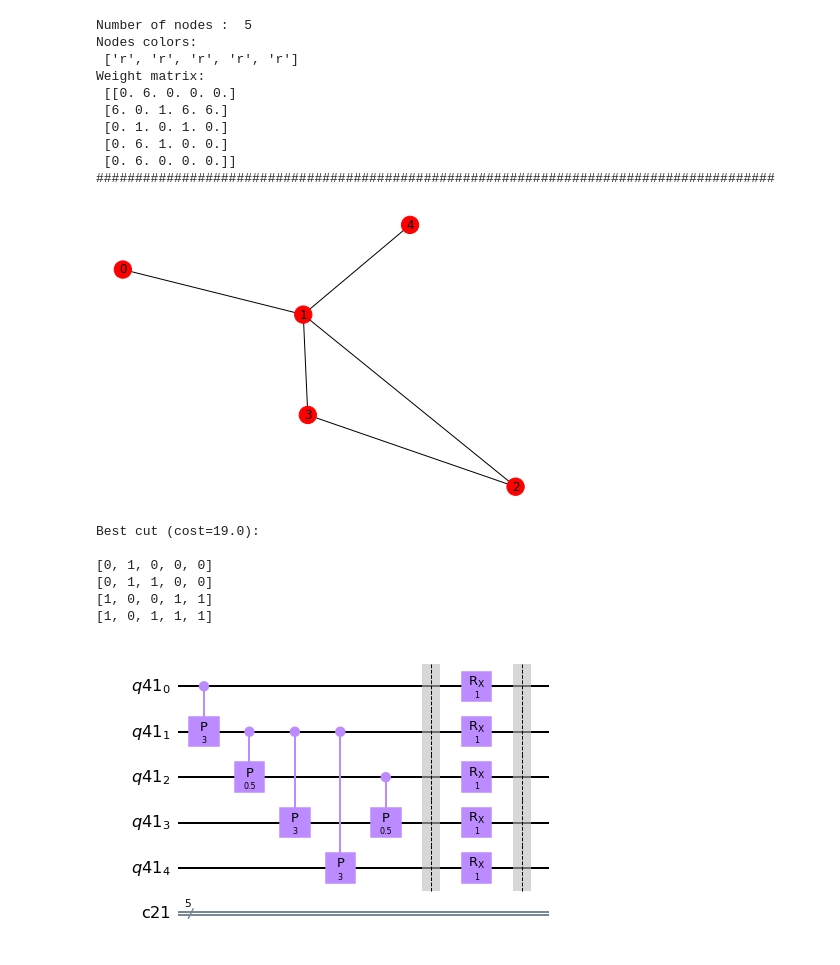
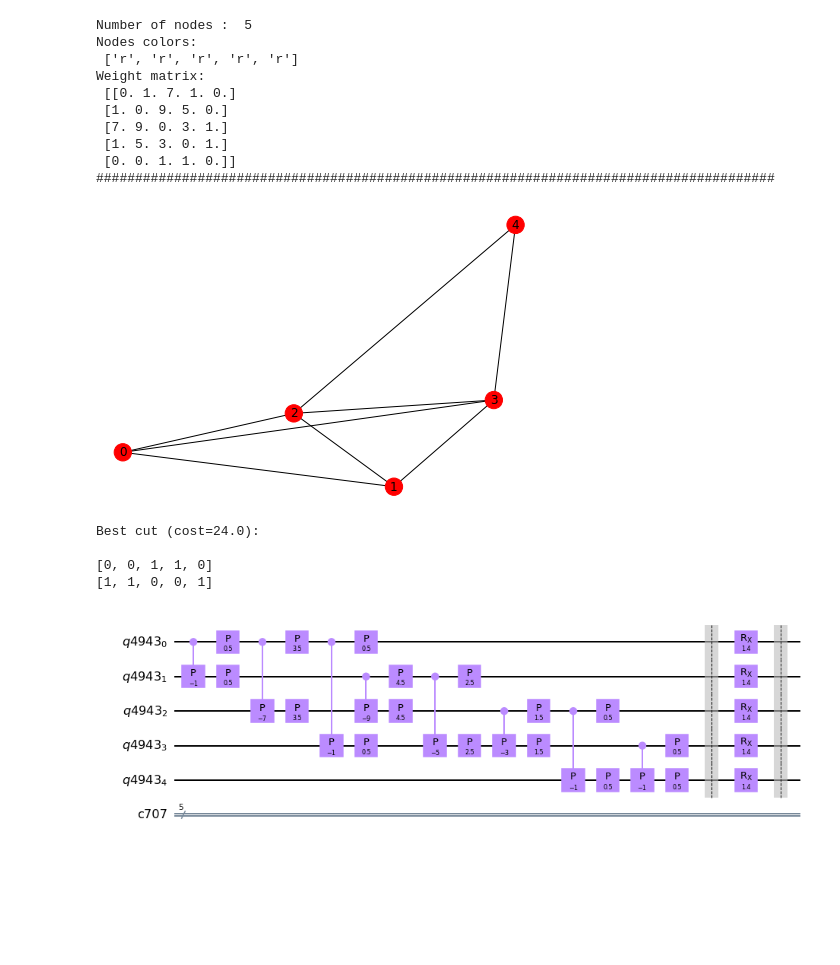
Before and after one commit to VoicuTomut/MaxCut_qosf_screening_tasks, a Jupyter notebook: brut.ipynb, the cells around one changed output. Drawn from its saved outputs; the diff is of its cells as text; code cells hidden in the pictures; blank space fills up the shorter version.

```diff
--- a/brut.ipynb
+++ b/brut.ipynb
@@ -22,9 +24,10 @@ from qiskit.visualization import plot_histogram
 # First let's build some usefull function to creat Graphs and color them:
 
 class Graph:
+
     def __init__(self,nr_nodes, edge_list):
         self.edge_list=edge_list
-        self.G=nr_nodes
+        self.nr_nodes=nr_nodes
         self.colors=['r' for i in range(nr_nodes)]
         self.G=self.Graph()
         self.W=self.WeightMatrix()
@@ -48,7 +51,7 @@ class Graph:
 
 
 
-elist=[(2,1,1.0),(1,0,6.0),(2,3,1.0),(1,3,6.0),(1,4,6.0)]
+elist=[(0,1,1.0),(1,2,9.0),(0,2,7.0),(3,1,5),(2,3,3.0),(0,3,1.0),(4,3,1),(4,2,1)]#[(0,1,1.0),(1,2,1.0),(2,3,1.0)]
 G1=Graph(5,elist)
 
 print("Number of nodes : ",G1.nr_nodes)
@@ -61,13 +64,13 @@ Number of nodes :  5
 Nodes colors:
  ['r', 'r', 'r', 'r', 'r']
 Weight matrix:
- [[0. 6. 0. 0. 0.]
- [6. 0. 1. 6. 6.]
- [0. 1. 0. 1. 0.]
- [0. 6. 1. 0. 0.]
- [0. 6. 0. 0. 0.]]
+ [[0. 1. 7. 1. 0.]
+ [1. 0. 9. 5. 0.]
+ [7. 9. 0. 3. 1.]
+ [1. 5. 3. 0. 1.]
+ [0. 0. 1. 1. 0.]]
 #######################################################################################
-[figure, old version]
+[figure, new version]
 # %%
 #brut force  for verification  :
 def brut_MaxCut(Gr):
@@ -99,44 +102,45 @@ print("Best cut (cost={}): \n ".format(best_cost))
 for i in max_str:
     print(i)
 # %% [output]
-Best cut (cost=19.0):
+Best cut (cost=24.0):
 
-[0, 1, 0, 0, 0]
-[0, 1, 1, 0, 0]
-[1, 0, 0, 1, 1]
-[1, 0, 1, 1, 1]
+[0, 0, 1, 1, 0]
+[1, 1, 0, 0, 1]
 # %%
 Gr=G1
 
 nrq=G1.nr_nodes
 
 qr=QuantumRegister(nrq)
 cr=ClassicalRegister(nrq)
 qc=QuantumCircuit(qr,cr)
 
 
 
 def HC_01(qc,qr,gamma,W):
 
     W=W*gamma
     for i in range(len(qr)):
         for j in range(i+1,len(qr)):
             if W[i][j]!=0:
-                qc.cp(W[i,j],qr[i],qr[j])
+                qc.cp(-2*W[i,j],qr[i],qr[j])
+                qc.p(W[i,j],qr[i])
+                qc.p(W[i,j],qr[j])
+
     qc.barrier()
 
 def HB_01(qc,qr,beta):
 
     for i in range(len(qr)):
         qc.rx(2*beta,qr[i])
     qc.barrier()
 
 HC_01(qc,qr,0.5,G1.W)
-HB_01(qc,qr,0.5)
+HB_01(qc,qr,0.7)
 
 qc.draw('mpl')
 # %% [output]
-[figure, old version]
+[figure, new version]
 # %%
 def Init_H(qc,qr,list=[]):
     for i in range(int(len(qr))):
```
Also changed, not shown: parts of 11 cells of this notebook.
